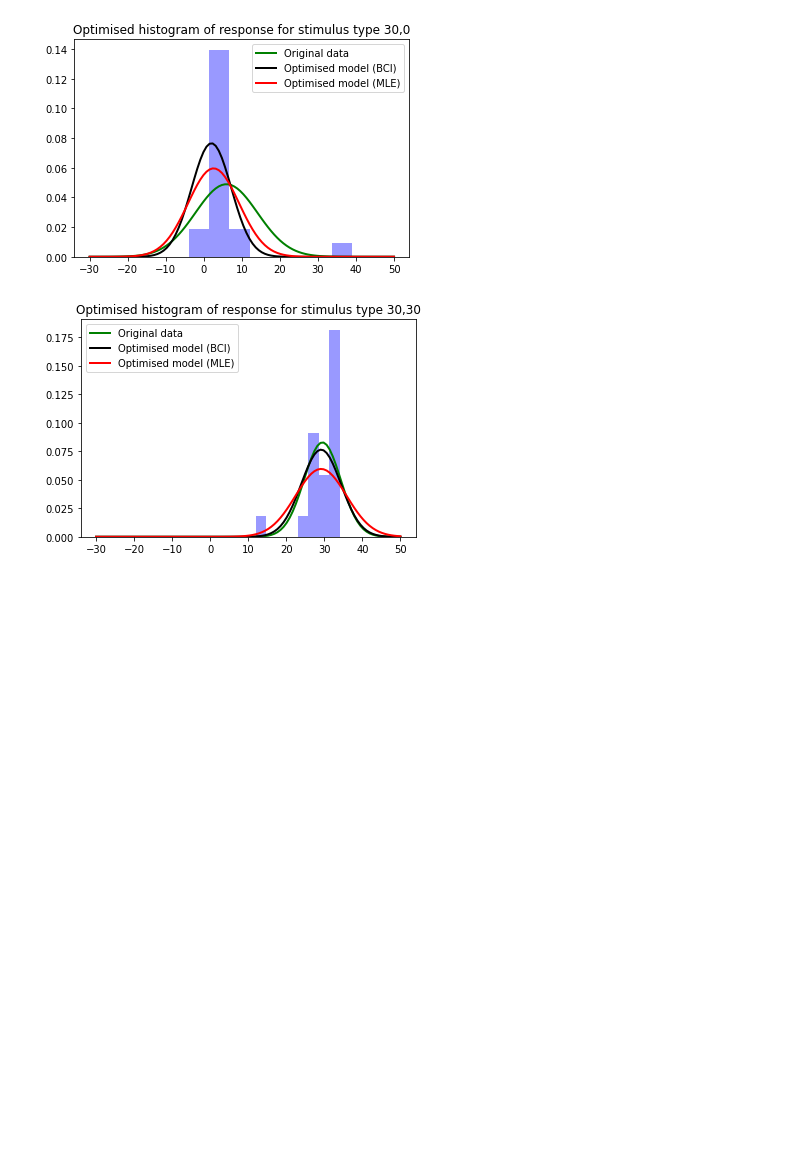
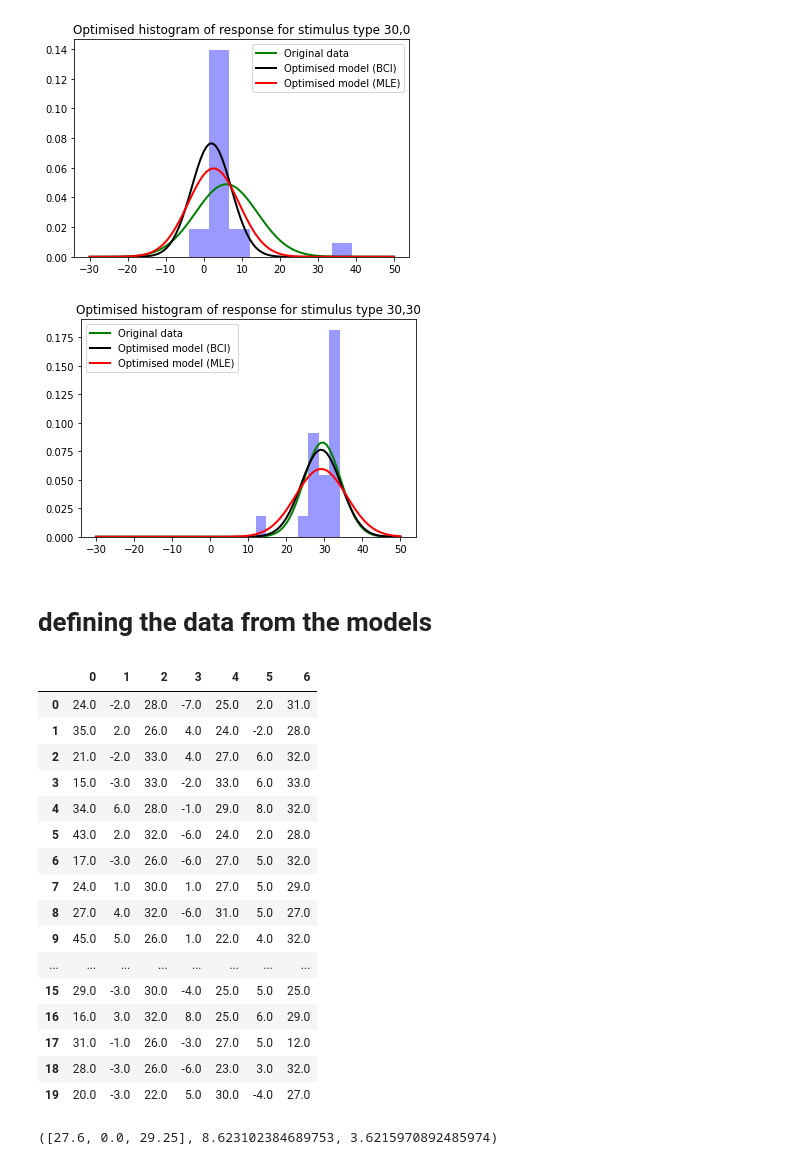
Before and after one commit to s180820/CogMod3, a Jupyter notebook: initial_notebook.ipynb, the cells around one changed output. Cells and saved outputs as stored; diff of their text form; code cells hidden in the pictures; blank space fills up the shorter version.

```diff
--- a/initial_notebook.ipynb
+++ b/initial_notebook.ipynb
@@ -441,3 +419,62 @@ plot_optimised_model(data, first_4_optimised_BCI, last_4_optimised_BCI, optimise
 [figure]
 [figure]
 [figure]
+# %% [markdown]
+# defining the data from the models
+# %%
+org_data = data.copy()
+
+# data1 = org_data[[1,2,3,4,5,6,7]] # leaving out the audio 0
+
+# dropping the first column of the org_data
+
+data0 = org_data.drop(org_data.columns[0], axis=1)
+
+# rename the columns
+col_names= [0,1,2,3,4,5,6]
+# %%
+# rename the columns of the data0
+data0.columns = col_names
+
+# data0
+# %%
+data0
+# %% [output]
+|  | 0 | 1 | 2 | 3 | 4 | 5 | 6 |
+| 0 | 24.0 | -2.0 | 28.0 | -7.0 | 25.0 | 2.0 | 31.0 |
+| 1 | 35.0 | 2.0 | 26.0 | 4.0 | 24.0 | -2.0 | 28.0 |
+| 2 | 21.0 | -2.0 | 33.0 | 4.0 | 27.0 | 6.0 | 32.0 |
+| 3 | 15.0 | -3.0 | 33.0 | -2.0 | 33.0 | 6.0 | 33.0 |
+| 4 | 34.0 | 6.0 | 28.0 | -1.0 | 29.0 | 8.0 | 32.0 |
+| 5 | 43.0 | 2.0 | 32.0 | -6.0 | 24.0 | 2.0 | 28.0 |
+| 6 | 17.0 | -3.0 | 26.0 | -6.0 | 27.0 | 5.0 | 32.0 |
+| 7 | 24.0 | 1.0 | 30.0 | 1.0 | 27.0 | 5.0 | 29.0 |
+| 8 | 27.0 | 4.0 | 32.0 | -6.0 | 31.0 | 5.0 | 27.0 |
+| 9 | 45.0 | 5.0 | 26.0 | 1.0 | 22.0 | 4.0 | 32.0 |
+| ... | ... | ... | ... | ... | ... | ... | ... |
+| 15 | 29.0 | -3.0 | 30.0 | -4.0 | 25.0 | 5.0 | 25.0 |
+| 16 | 16.0 | 3.0 | 32.0 | 8.0 | 25.0 | 6.0 | 29.0 |
+| 17 | 31.0 | -1.0 | 26.0 | -3.0 | 27.0 | 5.0 | 12.0 |
+| 18 | 28.0 | -3.0 | 26.0 | -6.0 | 23.0 | 3.0 | 32.0 |
+| 19 | 20.0 | -3.0 | 22.0 | 5.0 | 30.0 | -4.0 | 27.0 |
+# %%
+# data = data_minus0
+
+def means_and_sigmas(data0):
+    means = []
+    sigmas = []
+    for i in range(len(data0.transpose())):
+        mu, std = norm.fit(data0[i])
+        means.append(mu)
+        sigmas.append(std)
+    return means, sigmas
+
+res = means_and_sigmas(data0)
+
+means_ini = res[0][:3]
+sigma_a_ini = data0[0].std(axis=0).mean()
+sigma_v_ini = data0[[1,2]].std(axis=0).mean()
+
+means_ini, sigma_a_ini, sigma_v_ini
+# %% [output]
+([27.6, 0.0, 29.25], 8.623102384689753, 3.6215970892485974)
```
Also changed, not shown: parts of 13 cells of this notebook, 1 other file.
